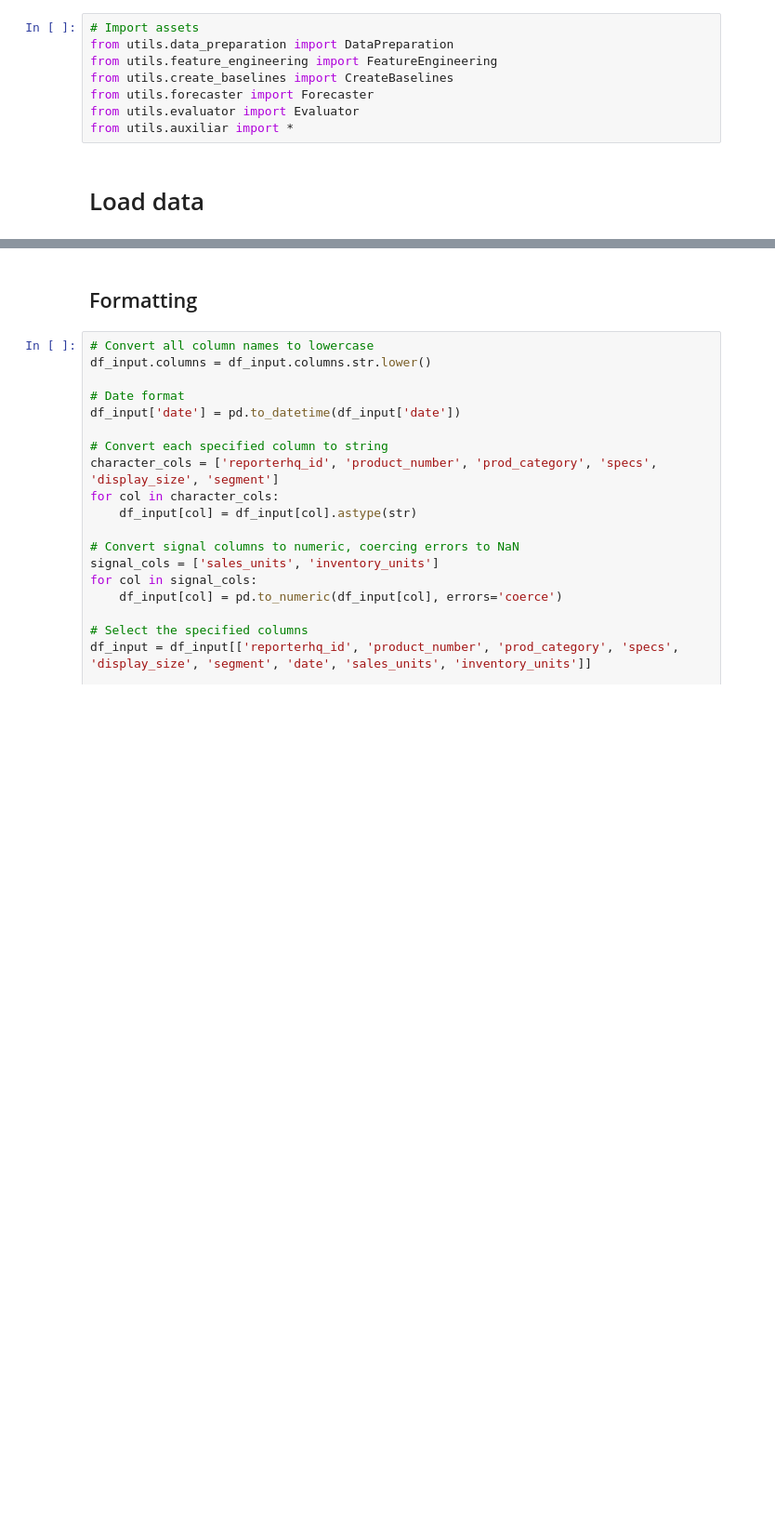
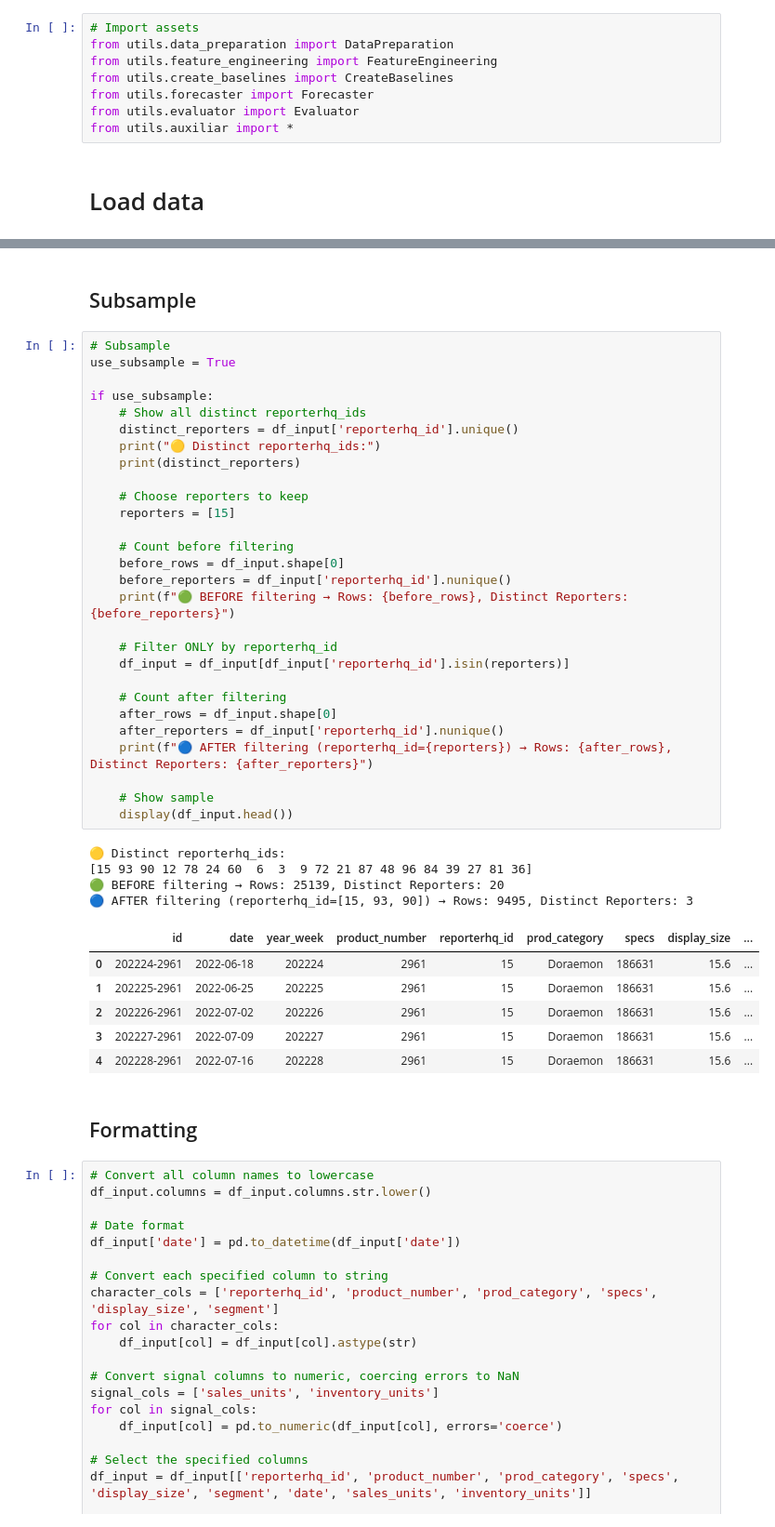
Before and after one commit to ipveka/Forecaster, a Jupyter notebook: notebooks/runner.ipynb, the cells around one changed output, grey strips where cells are left out. Shown: that part at 93% size. Cells and saved outputs as stored; diff of their text form; blank space fills up the shorter version.

```diff
--- a/notebooks/runner.ipynb
+++ b/notebooks/runner.ipynb
@@ -85,3 +92,44 @@ df_input.head()
+# %% [markdown]
+## Subsample
+# %%
+# Subsample
+use_subsample = True
+
+if use_subsample:
+    # Show all distinct reporterhq_ids
+    distinct_reporters = df_input['reporterhq_id'].unique()
+    print("🟡 Distinct reporterhq_ids:")
+    print(distinct_reporters)
+
+    # Choose reporters to keep
+    reporters = [15]
+
+    # Count before filtering
+    before_rows = df_input.shape[0]
+    before_reporters = df_input['reporterhq_id'].nunique()
+    print(f"🟢 BEFORE filtering → Rows: {before_rows}, Distinct Reporters: {before_reporters}")
+
+    # Filter ONLY by reporterhq_id
+    df_input = df_input[df_input['reporterhq_id'].isin(reporters)]
+
+    # Count after filtering
+    after_rows = df_input.shape[0]
+    after_reporters = df_input['reporterhq_id'].nunique()
+    print(f"🔵 AFTER filtering (reporterhq_id={reporters}) → Rows: {after_rows}, Distinct Reporters: {after_reporters}")
+
+    # Show sample
+    display(df_input.head())
+# %% [output]
+🟡 Distinct reporterhq_ids:
+[15 93 90 12 78 24 60  6  3  9 72 21 87 48 96 84 39 27 81 36]
+🟢 BEFORE filtering → Rows: 25139, Distinct Reporters: 20
+🔵 AFTER filtering (reporterhq_id=[15, 93, 90]) → Rows: 9495, Distinct Reporters: 3
+|  | id | date | year_week | product_number | reporterhq_id | prod_category | specs | display_size | ... |
+| 0 | 202224-2961 | 2022-06-18 | 202224 | 2961 | 15 | Doraemon | 186631 | 15.6 | ... |
+| 1 | 202225-2961 | 2022-06-25 | 202225 | 2961 | 15 | Doraemon | 186631 | 15.6 | ... |
+| 2 | 202226-2961 | 2022-07-02 | 202226 | 2961 | 15 | Doraemon | 186631 | 15.6 | ... |
+| 3 | 202227-2961 | 2022-07-09 | 202227 | 2961 | 15 | Doraemon | 186631 | 15.6 | ... |
+| 4 | 202228-2961 | 2022-07-16 | 202228 | 2961 | 15 | Doraemon | 186631 | 15.6 | ... |
 # %% [markdown]
 ## Formatting
 # %%
```
Also changed, not shown: parts of 24 cells of this notebook, 5 other files.
